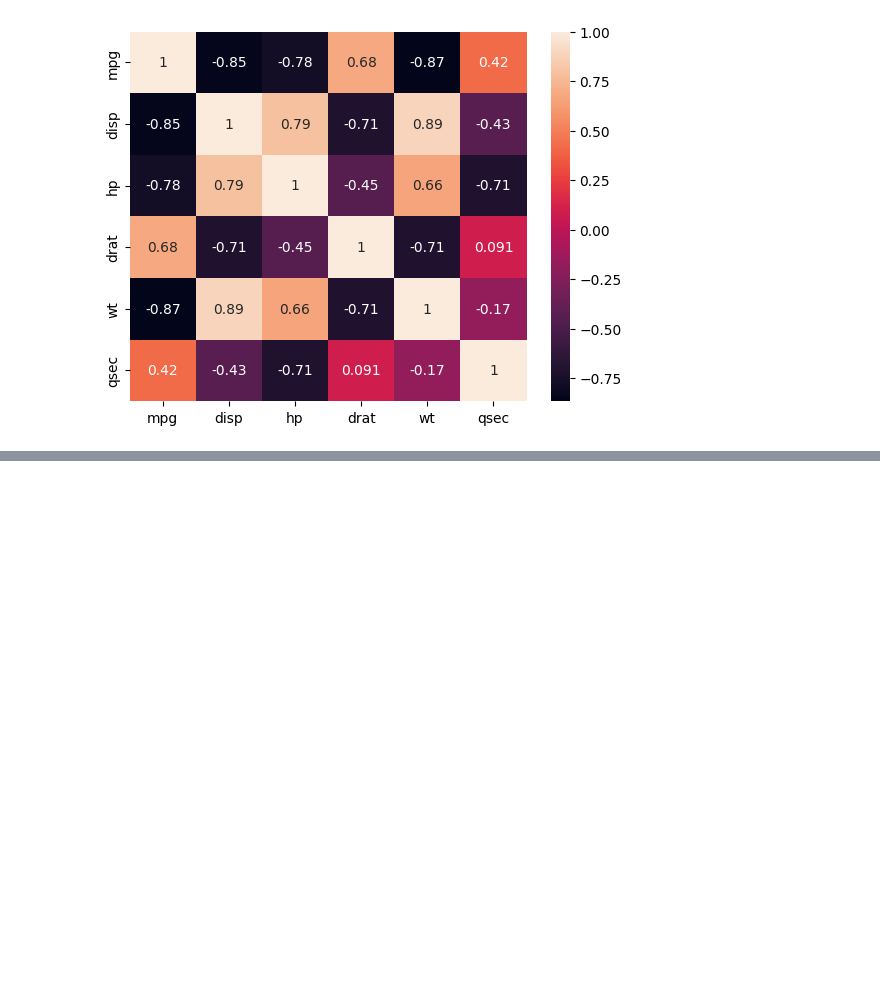
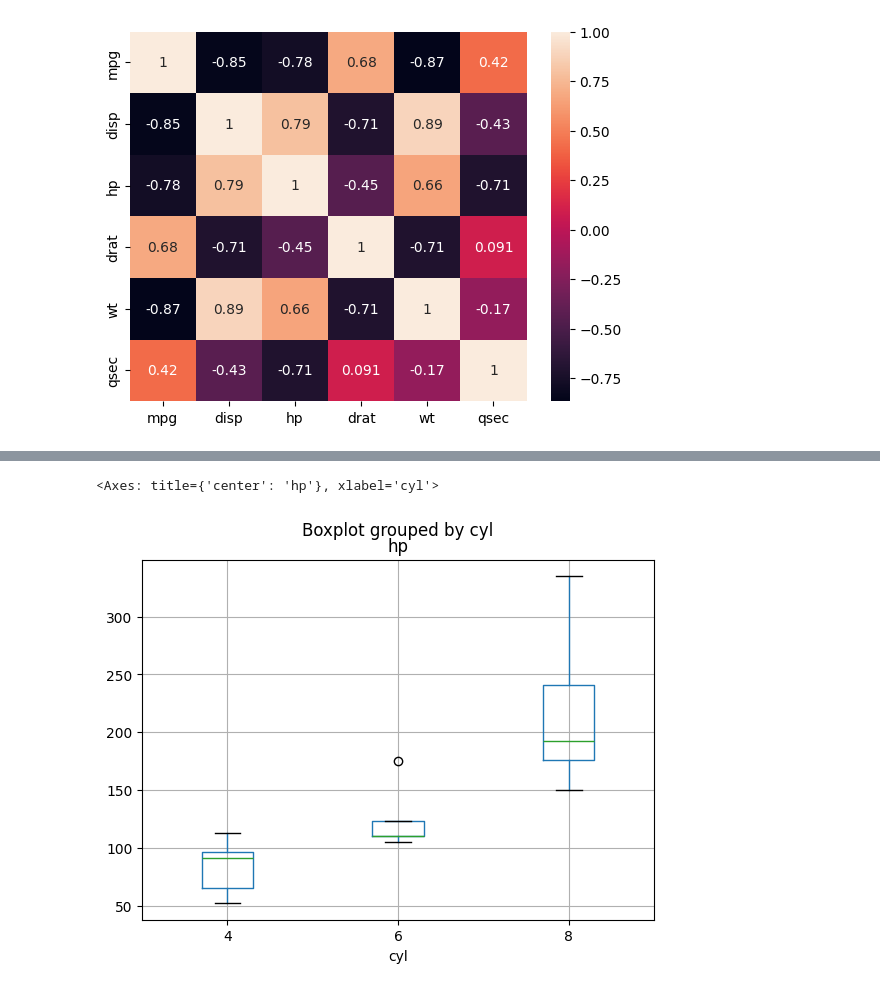
Before and after one commit to Javacream/org.javacream.training.python, a Jupyter notebook: DataAnalysis/motorcars/motorcars.ipynb, the cells around one changed output, grey strips where cells are left out. Saved outputs shown, nothing was run; the diff lists cells and outputs as text; code cells hidden in the pictures; blank space fills up the shorter version.

```diff
--- a/DataAnalysis/motorcars/motorcars.ipynb
+++ b/DataAnalysis/motorcars/motorcars.ipynb
@@ -117,0 +131,5 @@ sns.heatmap(df[df.select_dtypes(include=np.number).columns].corr(), annot=True)
+# %%
+df.boxplot('hp', by='cyl')
+# %% [output]
+<Axes: title={'center': 'hp'}, xlabel='cyl'>
+[figure, added]
```
Also changed, not shown: parts of 7 cells of this notebook.
